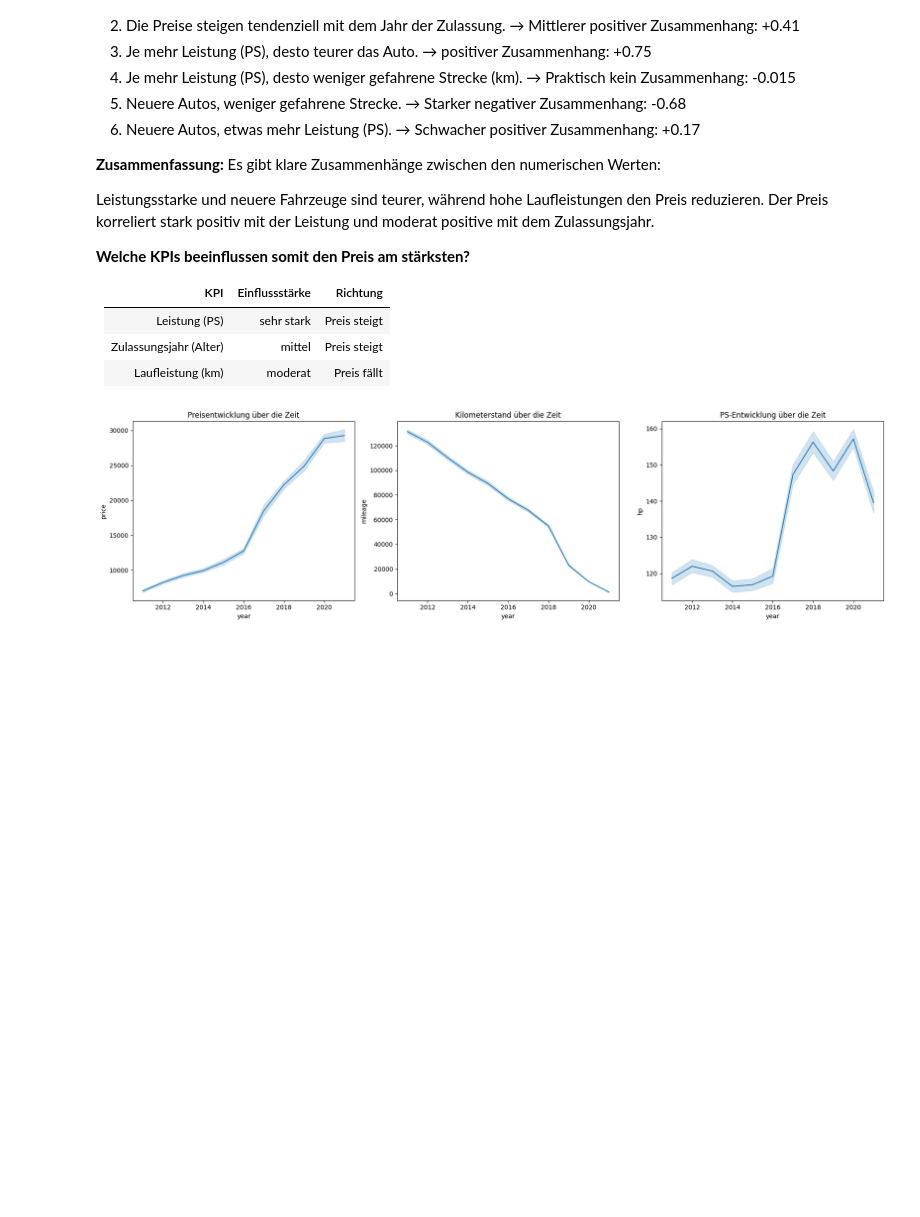
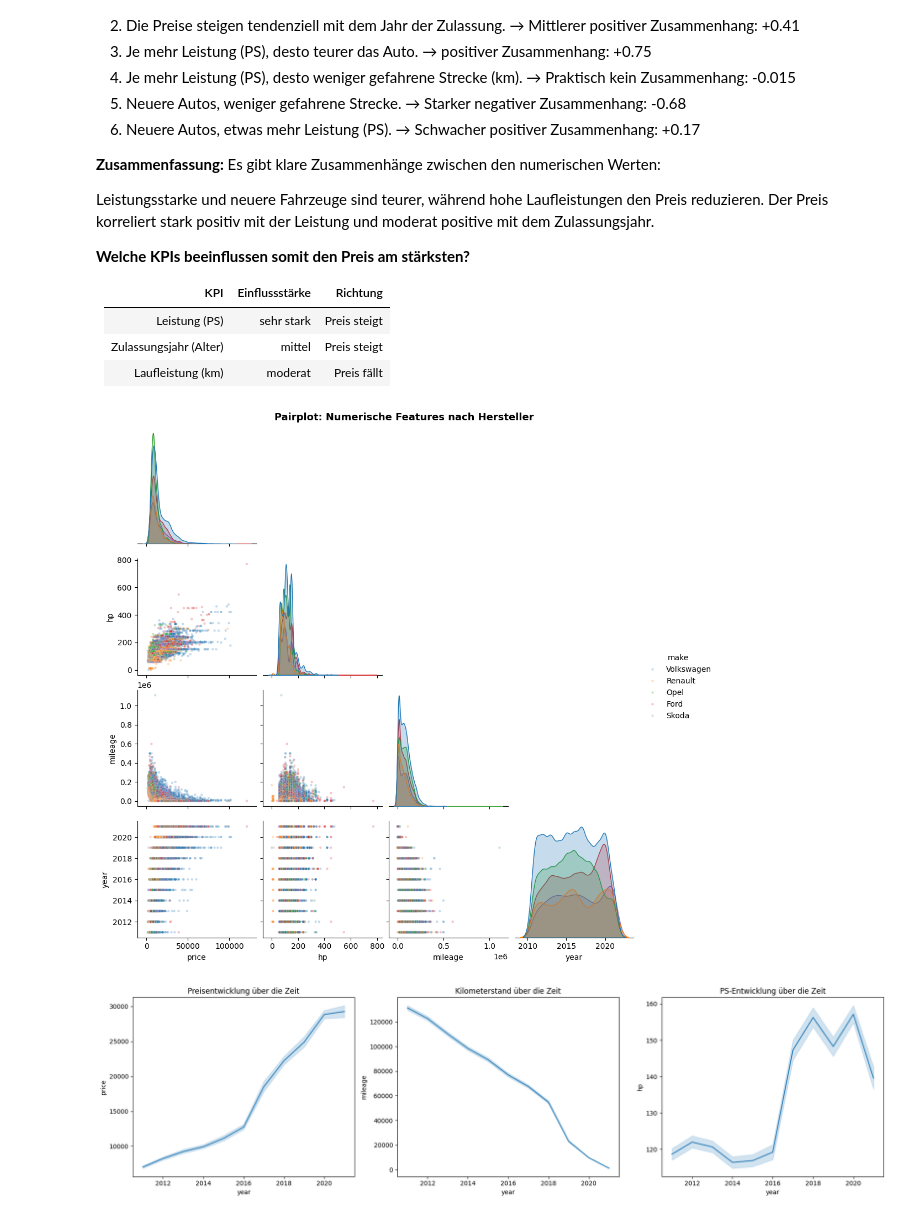
Before and after one commit to evadatadev/AutoScout24-Car-Market-Analytics, a Jupyter notebook: notebooks/analyse.ipynb, the cells around one changed output. Cells and saved outputs as stored; diff of their text form; code cells hidden in the pictures; blank space fills up the shorter version.

```diff
--- a/notebooks/analyse.ipynb
+++ b/notebooks/analyse.ipynb
@@ -371,6 +425,23 @@ Der Preis korreliert stark positiv mit der Leistung und moderat positive mit dem
 | Leistung (PS) | sehr stark | Preis steigt |
 | Zulassungsjahr (Alter) | mittel | Preis steigt |
 | Laufleistung (km) | moderat | Preis fällt |
+# %%
+# Pairplot zeigt die tatsächliche Form der Beziehungen (linear? kurvenförmig? bimodal?) — und auf der Diagonale die Verteilung je Feature.
+
+top_5 = df['make'].value_counts().head(5).index
+
+g = sns.pairplot(
+    df[df['make'].isin(top_5)][['price', 'hp', 'mileage', 'year', 'make']],
+    hue='make',
+    plot_kws=dict(alpha=0.25, s=10),
+    diag_kind='kde',
+    corner=True,          # nur untere Hälfte – spart Platz
+    palette='tab10'
+)
+g.figure.suptitle('Pairplot: Numerische Features nach Hersteller', y=1.01, fontsize=13, fontweight='bold')
+plt.show()
+# %% [output]
+[figure, added]
 # %%
 # Veränderungen über die Zeit
 
```
Also changed, not shown: parts of 4 cells of this notebook, 11 other files.
